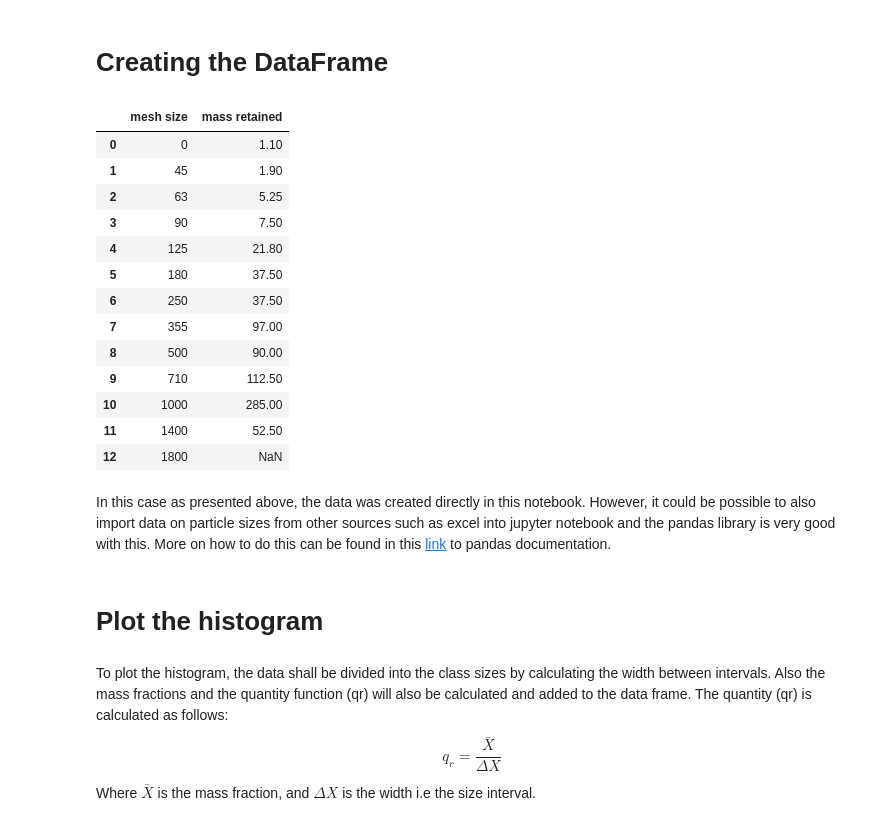
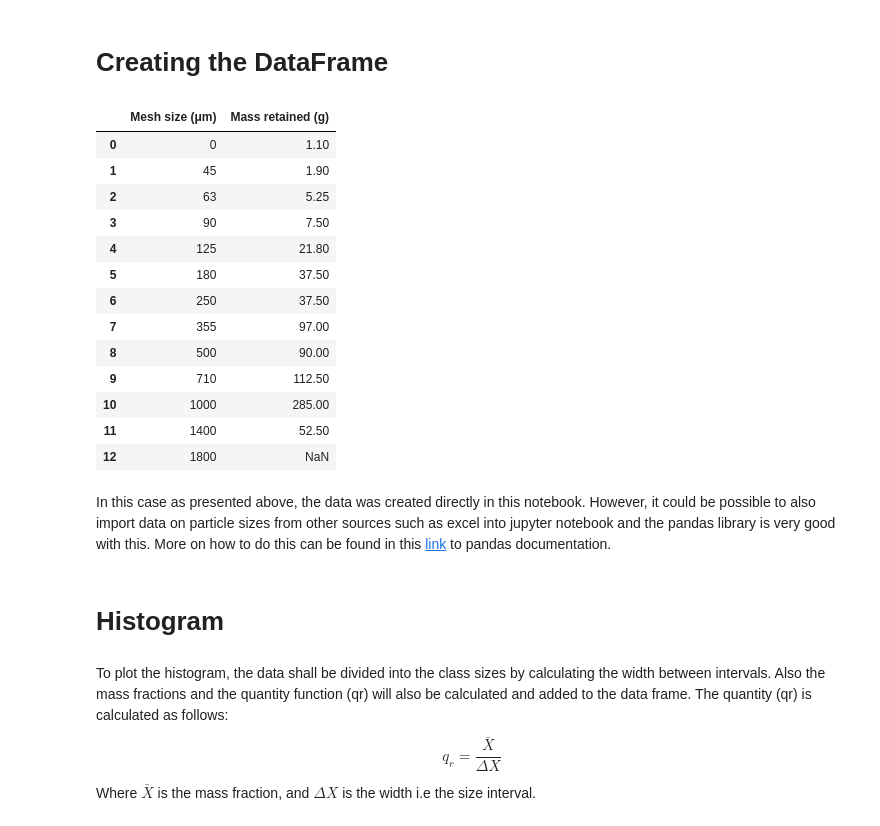
Before and after one commit to sethsomtoo/Particle-size-analysis-with-python, a Jupyter notebook: Project_3/particle_size_analysis.ipynb, the cells around one changed output. Drawn from its saved outputs; the diff is of its cells as text; code cells hidden in the pictures.

```diff
--- a/Project_3/particle_size_analysis.ipynb
+++ b/Project_3/particle_size_analysis.ipynb
@@ -13,13 +13,13 @@ After running the above codes, the data can then be created as follows:
 # %% [markdown]
 # Creating the DataFrame
 # %%
-data = {"mesh size" : [0, 45, 63, 90, 125, 180, 250, 355, 500, 710, 1000, 1400, 1800],
-       "mass retained" : [1.1, 1.9, 5.25, 7.5, 21.8, 37.5, 37.5, 97, 90, 112.5, 285, 52.5, np.nan]}
+data = {"Mesh size (μm)" : [0, 45, 63, 90, 125, 180, 250, 355, 500, 710, 1000, 1400, 1800],
+       "Mass retained (g)" : [1.1, 1.9, 5.25, 7.5, 21.8, 37.5, 37.5, 97, 90, 112.5, 285, 52.5, np.nan]}
 
 df = pd.DataFrame(data)
 df
 # %% [output]
-|  | mesh size | mass retained |
+|  | Mesh size (μm) | Mass retained (g) |
 | 0 | 0 | 1.10 |
 | 1 | 45 | 1.90 |
 | 2 | 63 | 5.25 |
@@ -36,7 +36,7 @@ df
 # %% [markdown]
 In this case as presented above, the data was created directly in this notebook. However, it could be possible to also import data on particle sizes from other sources such as excel into jupyter notebook and the pandas library is very good with this. More on how to do this can be found in this [link](https://pandas.pydata.org/docs/reference/api/pandas.read_csv.html) to pandas documentation.
 # %% [markdown]
-# Plot the histogram
+# Histogram
 # %% [markdown]
 To plot the histogram, the data shall be divided into the class sizes by calculating the width between intervals. Also the mass fractions and the quantity function (qr) will also be calculated and added to the data frame. The quantity (qr) is calculated as follows:
 \begin{equation*}
```
Also changed, not shown: parts of 12 cells of this notebook, 1 other file.
